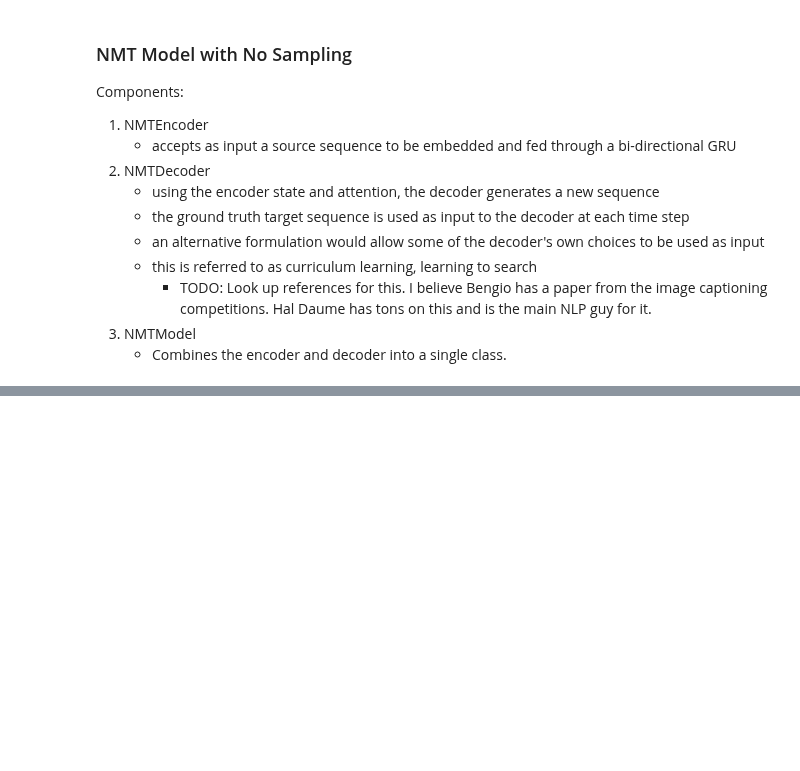
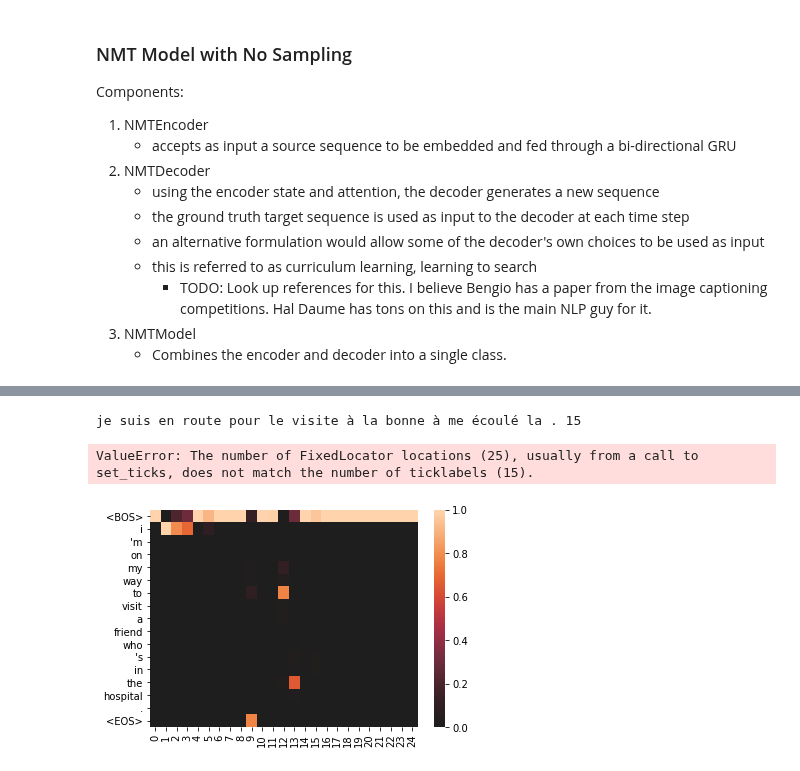
Before and after one commit to pardeep-singh/NLP-with-PyTorch, a Jupyter notebook: chapters/chapter08_advance_sequence_modeling_for_nlp.ipynb, the cells around one changed output, grey strips where cells are left out. Drawn from its saved outputs; the diff is of its cells as text; code cells hidden in the pictures; blank space fills up the shorter version.

```diff
--- a/chapters/chapter08_advance_sequence_modeling_for_nlp.ipynb
+++ b/chapters/chapter08_advance_sequence_modeling_for_nlp.ipynb
@@ -555,0 +1044,10 @@ class NMTModel(nn.Module):
+# %%
+dataset.set_split("val")
+batch_generator = generate_nmt_batches(
+    dataset, batch_size=args.batch_size, device=args.device
+)
+batch_dict = next(batch_generator)
+
+model = model.eval().to(args.device)
+sampler = NMTSampler(vectorizer, model)
+sampler.apply_to_batch(batch_dict)
@@ -555,0 +1056,7 @@ class NMTModel(nn.Module):
+# %%
+all_results = []
+for i in range(args.batch_size):
+    all_results.append(sampler.get_ith_item(i, False))
+
+top_results = [x for x in all_results if x["bleu-4"] > 0.1]
+print(len(top_results))
@@ -555,0 +1074,22 @@ class NMTModel(nn.Module):
+# %%
+for sample in top_results:
+    plt.figure()
+    target_len = len(sample["sampled"])
+    source_len = len(sample["source"])
+
+    attention_matrix = sample["attention"][
+        :target_len, : source_len + 2
+    ].transpose()  # [::-1]
+    ax = sns.heatmap(attention_matrix, center=0.0)
+    # print(sample["source"])
+    ylabs = "<BOS> " + sample["source"] + " <EOS>"
+    ax.set_yticks()
+    ax.set_yticklabels(ylabs.split(" "), rotation=0)
+    print(sample["sampled"], len(sample["sampled"].split(" ")))
+    ax.set_xticklabels(sample["sampled"].split(" "), rotation=90)
+    ax.set_xlabel("Target Sentence")
+    ax.set_ylabel("Source Sentence\n\n")
+# %% [output]
+je suis en route pour le visite à la bonne à me écoulé la . 15
+ValueError: The number of FixedLocator locations (25), usually from a call to set_ticks, does not match the number of ticklabels (15).
+[figure, added]
```
Also changed, not shown: parts of 22 cells of this notebook, 1 other file.
